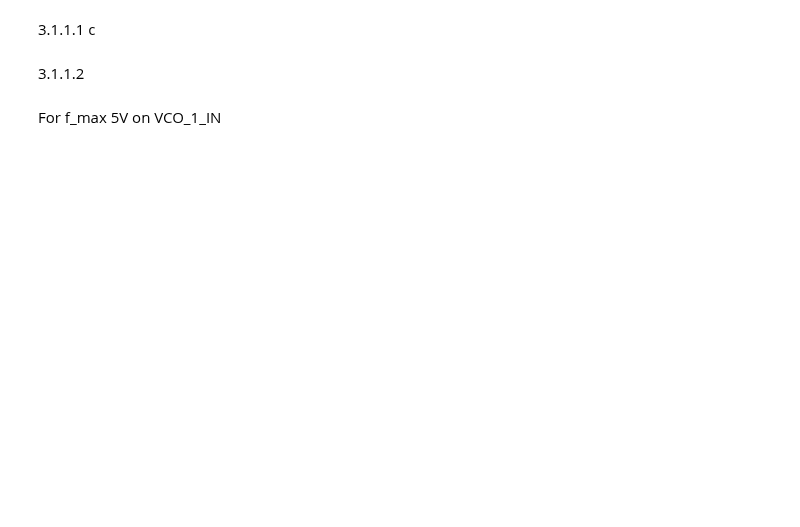
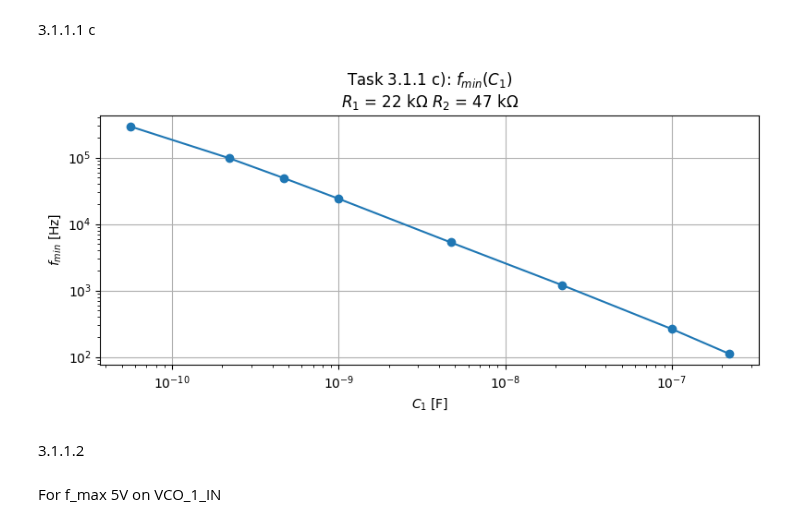
Before and after one commit to NortheLo/Microwave_Eng_Lab, a Jupyter notebook: Lab7_PLL/MWE_Lab7_Meas.ipynb, the cells around one changed output. Cells and saved outputs as stored; diff of their text form; code cells hidden in the pictures; blank space fills up the shorter version.

```diff
--- a/Lab7_PLL/MWE_Lab7_Meas.ipynb
+++ b/Lab7_PLL/MWE_Lab7_Meas.ipynb
@@ -27,10 +97,16 @@ f_min = [296e3, 177e3, 98.7e3, 72.5e3, 52e3,  22.6e3, 12.5e3, 6.1e3]
 # %%
 V_p_p = 5
 R_1 = 22e3
 R_2 = 47e3
 
 C_1 =   [56e-12, 220e-12, 470e-12, 1e-9, 4.7e-9, 22e-9, 100e-9, 220e-9]
 f_min = [295e3,  98e3,    49e3,    24e3, 5.3e3,  1.2e3, 263   , 112]
+
+title = (r"Task 3.1.1 c): $f_{min}(C_1)$"+
+         f"\n$R_1$ = {scientific_2_str(R_1)} $R_2$ = {scientific_2_str(R_2)}")
+plot(C_1, f_min, title, x_log=True, y_log=True, x_label=r"$C_1$ [F]", y_label=r"$f_{min}$ [Hz]")
+# %% [output]
+[figure, added]
 # %% [markdown]
 3.1.1.2
 # %% [markdown]
```
Also changed, not shown: parts of 10 cells of this notebook.
